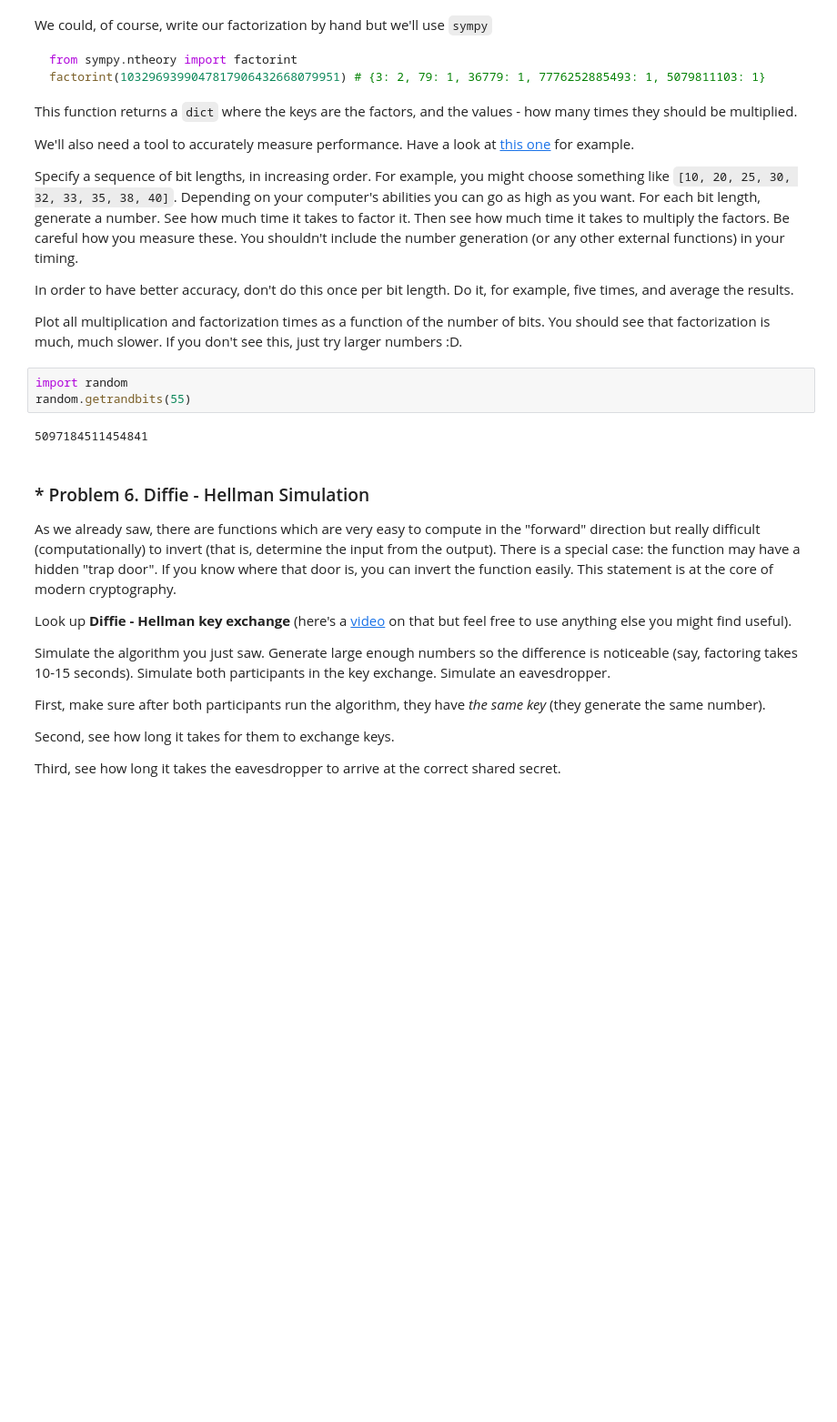
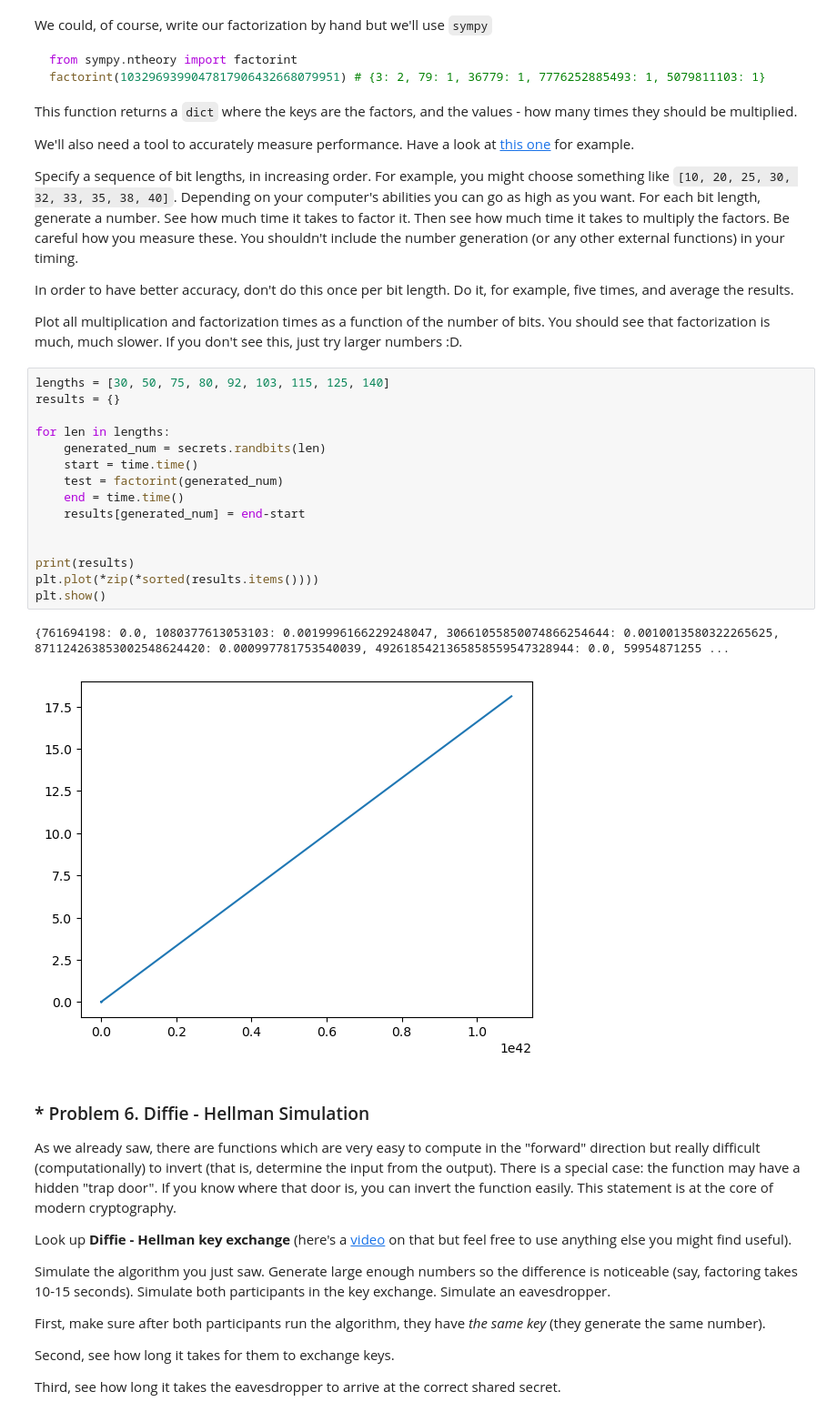
Before and after one commit to Yanislav991/Artificial-intelligence-AI-Exercises, a Jupyter notebook: Math Concepts For Developers/02. Basic Algebra/Basic Algebra Exercise.ipynb, the cells around one changed output. Shown: that part at 91% size. Drawn from its saved outputs; the diff is of its cells as text; blank space fills up the shorter version.

Commit message:
solving a few problems in the notebook and started researching huffman coding

```diff
--- a/Math Concepts For Developers/02. Basic Algebra/Basic Algebra Exercise.ipynb
+++ b/Math Concepts For Developers/02. Basic Algebra/Basic Algebra Exercise.ipynb
@@ -475,11 +478,24 @@ Specify a sequence of bit lengths, in increasing order. For example, you might c
 In order to have better accuracy, don't do this once per bit length. Do it, for example, five times, and average the results.
 
 Plot all multiplication and factorization times as a function of the number of bits. You should see that factorization is much, much slower. If you don't see this, just try larger numbers :D.
-# %%
-import random
-random.getrandbits(55)
-# %% [output]
-5097184511454841
+# %%
+lengths = [30, 50, 75, 80, 92, 103, 115, 125, 140]
+results = {}
+
+for len in lengths:
+    generated_num = secrets.randbits(len)
+    start = time.time()
+    test = factorint(generated_num)
+    end = time.time()
+    results[generated_num] = end-start
+
+
+print(results)
+plt.plot(*zip(*sorted(results.items())))
+plt.show()
+# %% [output]
+{761694198: 0.0, 1080377613053103: 0.0019996166229248047, 30661055850074866254644: 0.0010013580322265625, 871124263853002548624420: 0.000997781753540039, 4926185421365858559547328944: 0.0, 59954871255 ...
+[figure, added]
 # %% [markdown]
 ### * Problem 6. Diffie - Hellman Simulation
 As we already saw, there are functions which are very easy to compute in the "forward" direction but really difficult (computationally) to invert (that is, determine the input from the output). There is a special case: the function may have a hidden "trap door". If you know where that door is, you can invert the function easily. This statement is at the core of modern cryptography.
```
Also changed, not shown: parts of 2 cells of this notebook, 1 other file.
